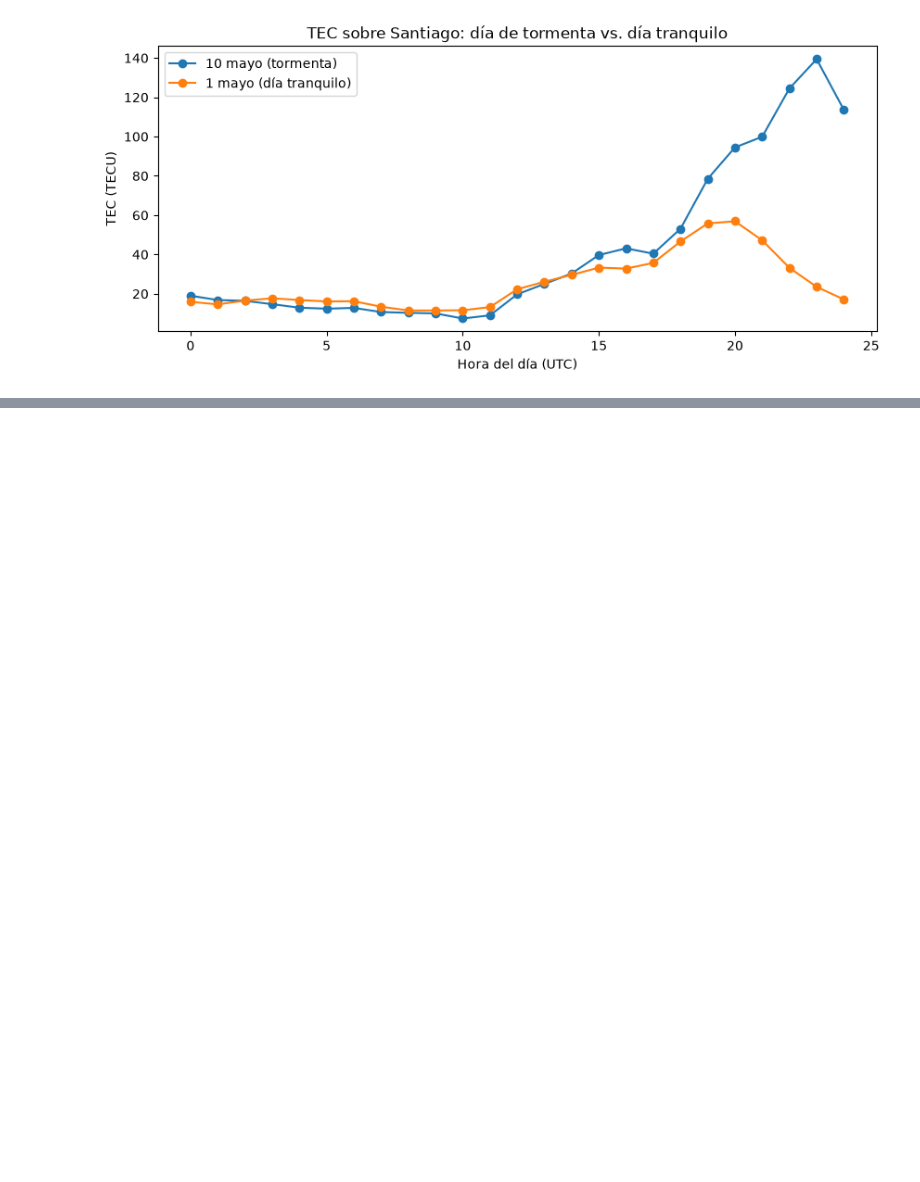
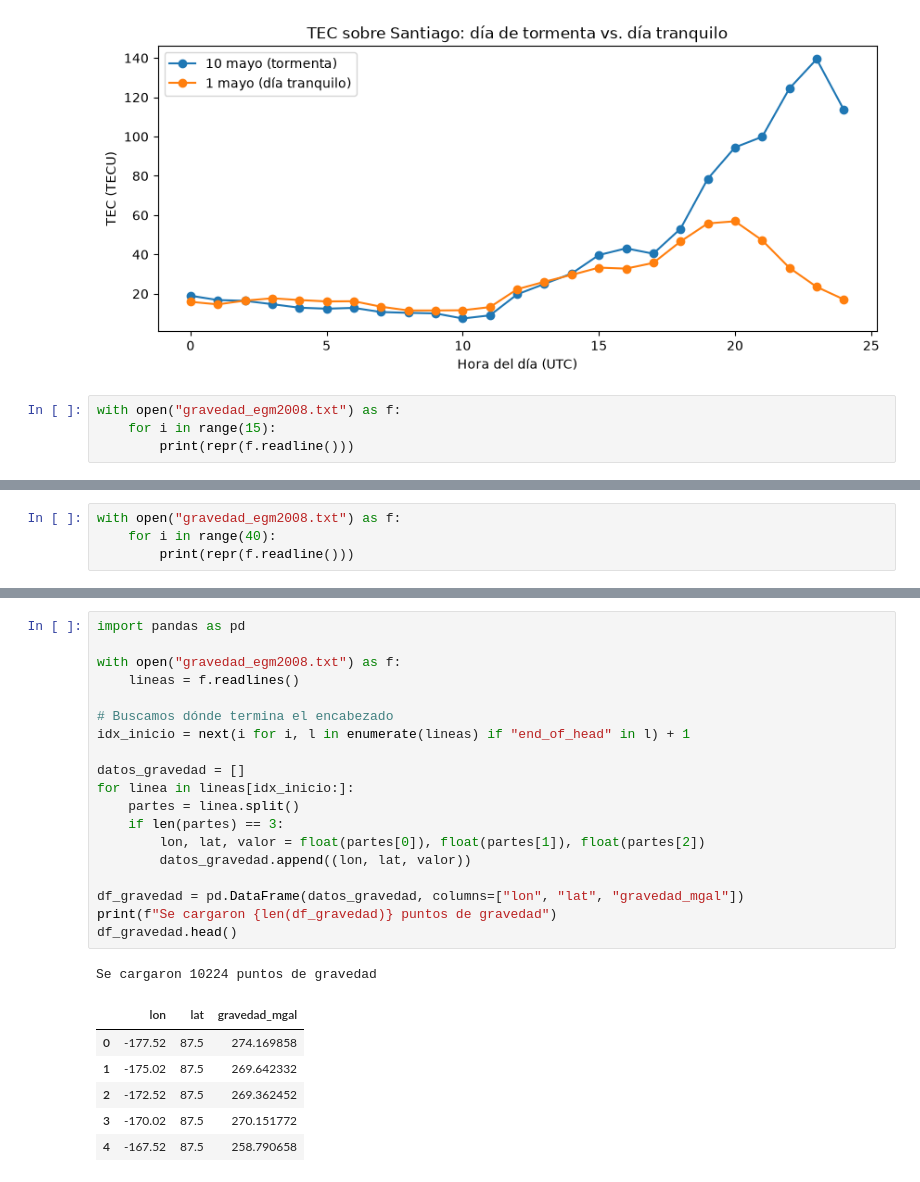
Before and after one commit to vicho654ust-hub/portafolio-clima-espacial, a Jupyter notebook: 1.mvp_viento_solar_ap.ipynb, the cells around one changed output, grey strips where cells are left out. Saved outputs shown, nothing was run; the diff lists cells and outputs as text; blank space fills up the shorter version.

Commit message:
Fase 3: correlacion espacial TEC vs gravedad EGM2008

```diff
--- a/1.mvp_viento_solar_ap.ipynb
+++ b/1.mvp_viento_solar_ap.ipynb
@@ -260,3 +260,7 @@ plt.legend()
 plt.show()
 # %% [output]
 [figure]
+# %%
+with open("gravedad_egm2008.txt") as f:
+    for i in range(15):
+        print(repr(f.readline()))
@@ -262,0 +283,4 @@ plt.show()
+# %%
+with open("gravedad_egm2008.txt") as f:
+    for i in range(40):
+        print(repr(f.readline()))
@@ -262,0 +305,27 @@ plt.show()
+# %%
+import pandas as pd
+
+with open("gravedad_egm2008.txt") as f:
+    lineas = f.readlines()
+
+# Buscamos dónde termina el encabezado
+idx_inicio = next(i for i, l in enumerate(lineas) if "end_of_head" in l) + 1
+
+datos_gravedad = []
+for linea in lineas[idx_inicio:]:
+    partes = linea.split()
+    if len(partes) == 3:
+        lon, lat, valor = float(partes[0]), float(partes[1]), float(partes[2])
+        datos_gravedad.append((lon, lat, valor))
+
+df_gravedad = pd.DataFrame(datos_gravedad, columns=["lon", "lat", "gravedad_mgal"])
+print(f"Se cargaron {len(df_gravedad)} puntos de gravedad")
+df_gravedad.head()
+# %% [output]
+Se cargaron 10224 puntos de gravedad
+|  | lon | lat | gravedad_mgal |
+| 0 | -177.52 | 87.5 | 274.169858 |
+| 1 | -175.02 | 87.5 | 269.642332 |
+| 2 | -172.52 | 87.5 | 269.362452 |
+| 3 | -170.02 | 87.5 | 270.151772 |
+| 4 | -167.52 | 87.5 | 258.790658 |
```
Also changed, not shown: parts of 4 cells of this notebook, 2 other files.
